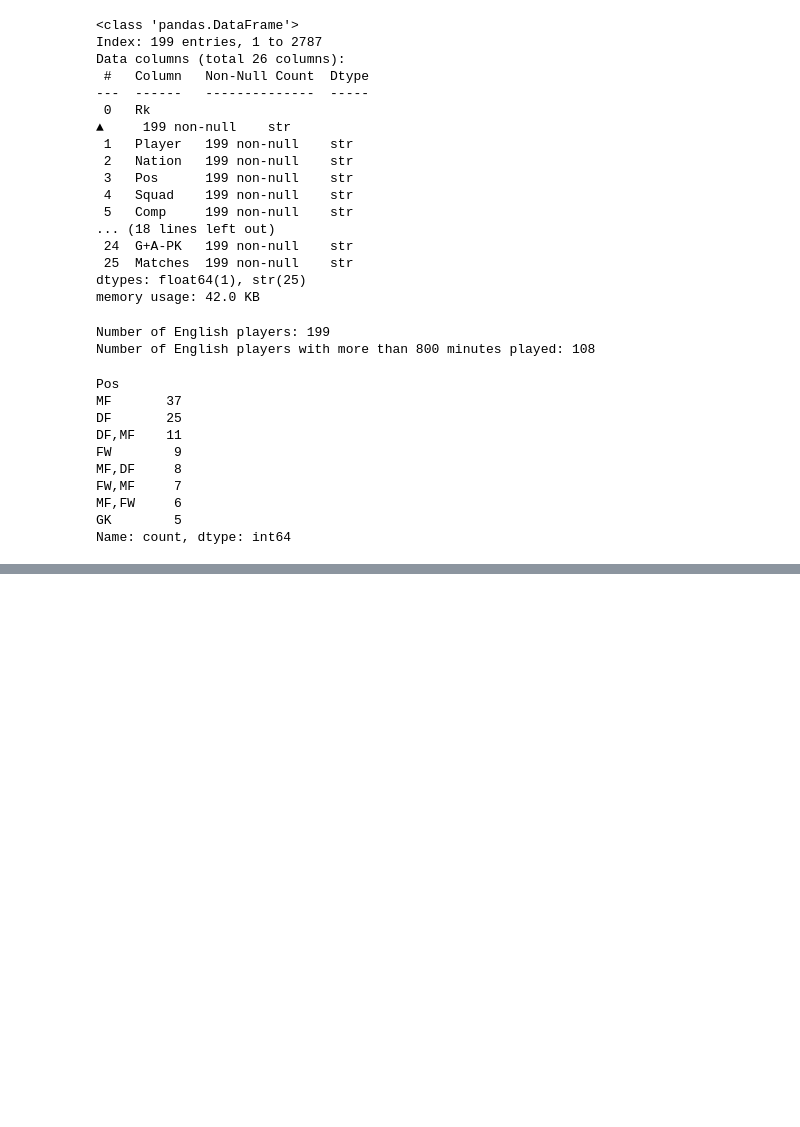
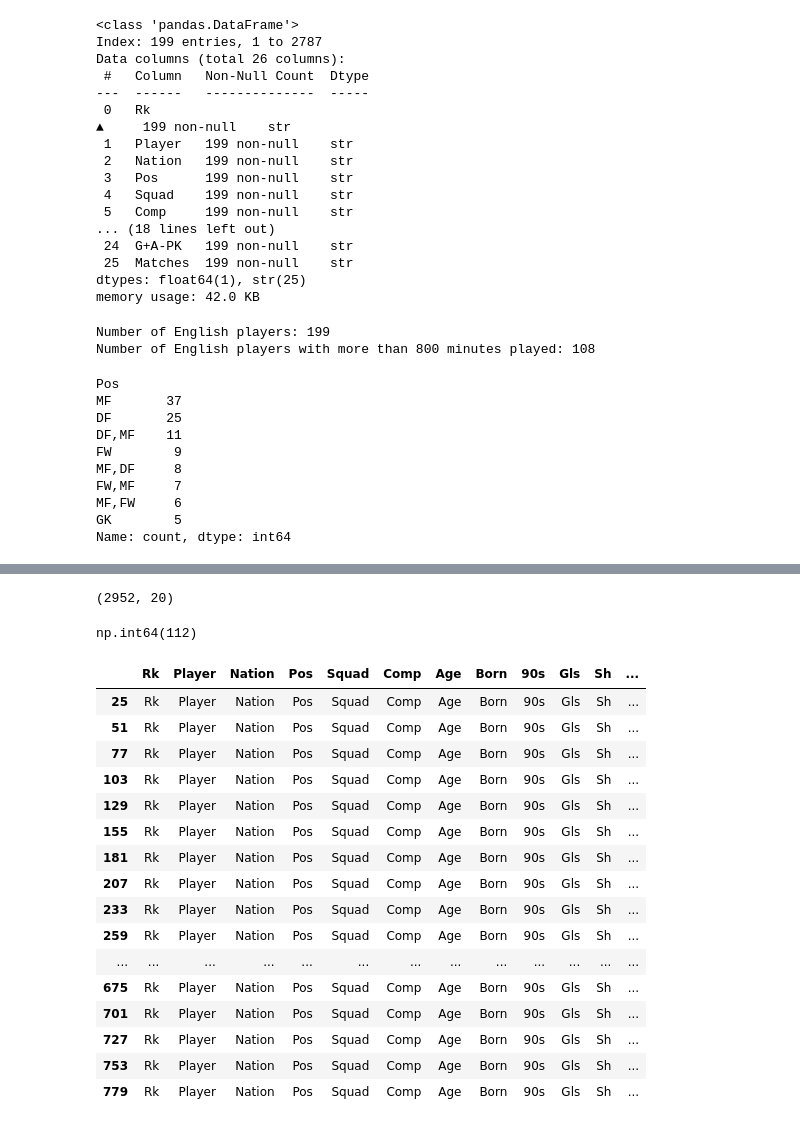
Before and after one commit to rogerespinosamorros/England_convocatory_comparison_WC2026, a Jupyter notebook: notebooks/01_data_players_collection.ipynb, the cells around one changed output, grey strips where cells are left out. Saved outputs shown, nothing was run; the diff lists cells and outputs as text; code cells hidden in the pictures; blank space fills up the shorter version.

Commit message:
shooting-data. Pause no data available in FBref

```diff
--- a/notebooks/01_data_players_collection.ipynb
+++ b/notebooks/01_data_players_collection.ipynb
@@ -140,0 +148,10 @@ Name: count, dtype: int64
+# %%
+# We get shooting stats too, load csv
+shooting = pd.read_csv(
+    "../data/raw/csv/shooting_stats.csv",
+    header=1
+)
+
+print(shooting.shape)
+
+shooting.head()
@@ -140,0 +166,40 @@ Name: count, dtype: int64
+# %%
+# Checking possible duplicates
+print(shooting.shape)
+
+shooting[
+    ["Player", "Squad", "Comp"]
+].duplicated().sum()
+# %% [output]
+(2952, 20)
+np.int64(112)
+# %%
+# Checking specific duplicates
+dupes = shooting[
+    shooting.duplicated(
+        subset=["Player", "Squad", "Comp"],
+        keep=False
+    )
+]
+
+dupes.sort_values(
+    ["Player", "Squad", "Comp"]
+).head(30)
+# %% [output]
+|  | Rk | Player | Nation | Pos | Squad | Comp | Age | Born | 90s | Gls | Sh | ... |
+| 25 | Rk | Player | Nation | Pos | Squad | Comp | Age | Born | 90s | Gls | Sh | ... |
+| 51 | Rk | Player | Nation | Pos | Squad | Comp | Age | Born | 90s | Gls | Sh | ... |
+| 77 | Rk | Player | Nation | Pos | Squad | Comp | Age | Born | 90s | Gls | Sh | ... |
+| 103 | Rk | Player | Nation | Pos | Squad | Comp | Age | Born | 90s | Gls | Sh | ... |
+| 129 | Rk | Player | Nation | Pos | Squad | Comp | Age | Born | 90s | Gls | Sh | ... |
+| 155 | Rk | Player | Nation | Pos | Squad | Comp | Age | Born | 90s | Gls | Sh | ... |
+| 181 | Rk | Player | Nation | Pos | Squad | Comp | Age | Born | 90s | Gls | Sh | ... |
+| 207 | Rk | Player | Nation | Pos | Squad | Comp | Age | Born | 90s | Gls | Sh | ... |
+| 233 | Rk | Player | Nation | Pos | Squad | Comp | Age | Born | 90s | Gls | Sh | ... |
+| 259 | Rk | Player | Nation | Pos | Squad | Comp | Age | Born | 90s | Gls | Sh | ... |
+| ... | ... | ... | ... | ... | ... | ... | ... | ... | ... | ... | ... | ... |
+| 675 | Rk | Player | Nation | Pos | Squad | Comp | Age | Born | 90s | Gls | Sh | ... |
+| 701 | Rk | Player | Nation | Pos | Squad | Comp | Age | Born | 90s | Gls | Sh | ... |
+| 727 | Rk | Player | Nation | Pos | Squad | Comp | Age | Born | 90s | Gls | Sh | ... |
+| 753 | Rk | Player | Nation | Pos | Squad | Comp | Age | Born | 90s | Gls | Sh | ... |
+| 779 | Rk | Player | Nation | Pos | Squad | Comp | Age | Born | 90s | Gls | Sh | ... |
```
Also changed, not shown: parts of 10 cells of this notebook.
